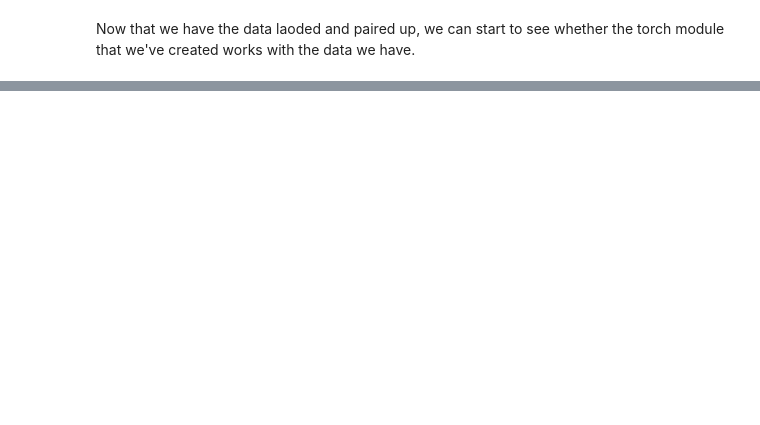
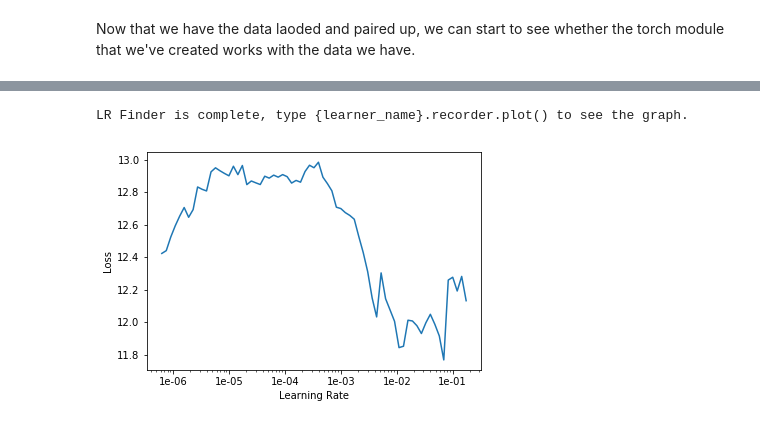
Before and after one commit to tbass134/fastai_audio, a Jupyter notebook: Voice Identification.ipynb, the cells around one changed output, grey strips where cells are left out. Drawn from its saved outputs; the diff is of its cells as text; code cells hidden in the pictures; blank space fills up the shorter version.

```diff
--- a/Voice Identification.ipynb
+++ b/Voice Identification.ipynb
@@ -230,0 +212,43 @@ Total time: 01:21
+# %%
+def hinge_loss(x, y, m=1):
+    # Was getting autograd errors if I didn't clone
+    diff = torch.sqrt(torch.pow(x[0]-x[1], 2)).clone()**2
+    diff[y==0] = m**2 - diff[y==0]
+    diff[diff < 0] = 0
+    return diff
+
+def gen_loss_m(loss_func):
+    return lambda x,y: loss_func(x, y).mean()
+
+def loss_less_acc(loss_func, l):
+    return lambda x,y: (loss_func(x,y) < l**2).float().mean()
+
+def create_loss_acc(loss_func, l):
+    return gen_loss_m(loss_func), loss_less_acc(loss_func, l)
+
+"""
+Here we create a loss function and accuracy metric to help track how many of the items in the
+validation set are below the threshold number as the loss is continous
+"""
+def siamese_learner(data: DataBunch, encoder:nn.Module=models.resnet18, s_out=512, loss_func=None, loss_size=None, m=3):
+    if loss_func is None: loss_func = partial(hinge_loss, m=m)
+    # m/2 is the middle of confidence so if we're bellow it that means we've guessed correctly
+    # although with very low confidence
+    if loss_size is None: loss_size = m/2
+    loss, acc = create_loss_acc(loss_func, loss_size)
+    learner = Learner(data, SiameseNetwork(encoder, s_out), loss_func=loss, metrics=acc)
+    learner.encode = lambda x: x # TODO create a simple way to get a vector of a piece of data
+    return learner
+
+
+
+# Here we decide the length of the output vector.
+# This will be dependent on your encoder arch (bigger means bigger s_out)
+learn = siamese_learner(data, encoder=models.resnet18, s_out=128, m=4)
+
+# Audio Specific
+learn.model.body[0] = nn.Conv2d(1, 64, kernel_size=(7, 7), stride=(2, 2), padding=(3, 3), bias=False).cuda()
+# %%
+learn.lr_find()
+learn.recorder.plot()
+# %% [output]
@@ -230,0 +256,2 @@ Total time: 01:21
+LR Finder is complete, type {learner_name}.recorder.plot() to see the graph.
+[figure, added]
```
Also changed, not shown: parts of 19 cells of this notebook.
